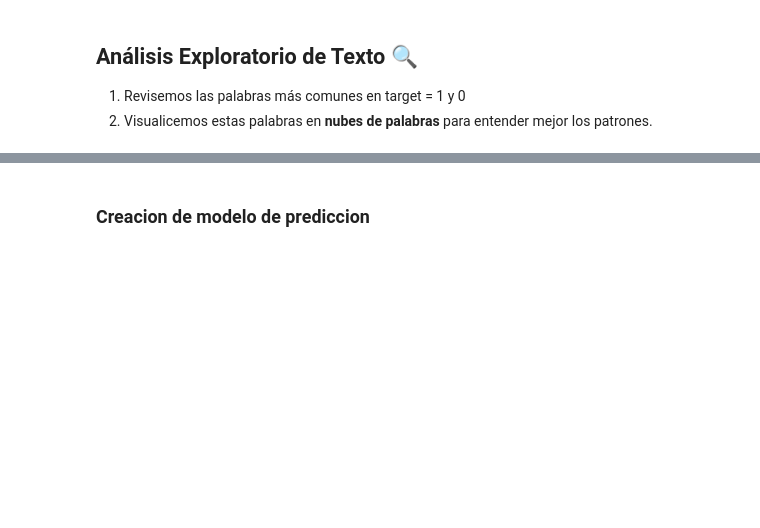
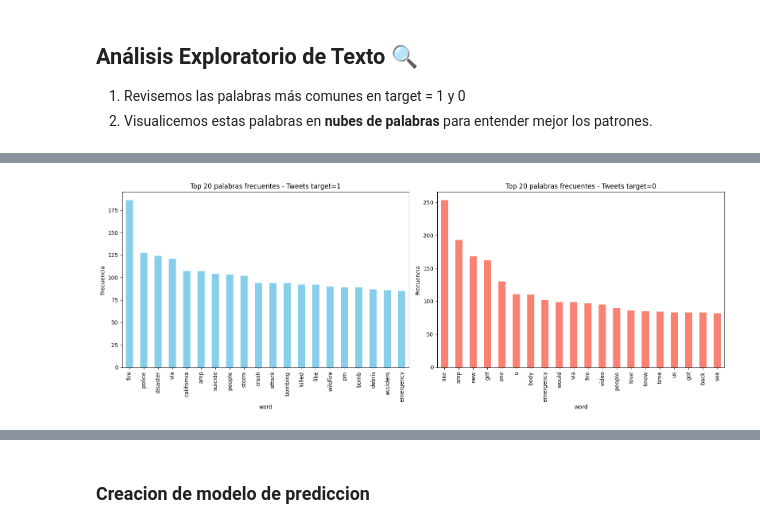
Before and after one commit to angelargd8/lab5-ds, a Jupyter notebook: main.ipynb, the cells around one changed output, grey strips where cells are left out. Saved outputs shown, nothing was run; the diff lists cells and outputs as text; code cells hidden in the pictures; blank space fills up the shorter version.

Commit message:
feat: add histograms

```diff
--- a/main.ipynb
+++ b/main.ipynb
@@ -327,0 +376,25 @@ plt.show()
+# %%
+# Histogramas de frecuencias palabras individuales
+from collections import Counter
+import pandas as pd
+
+target1_counts = Counter(target1_words.split())
+target0_counts = Counter(target2_words.split())
+
+df_target1 = pd.DataFrame(target1_counts.most_common(20), columns=['word', 'count'])
+df_target0 = pd.DataFrame(target0_counts.most_common(20), columns=['word', 'count'])
+
+fig, axes = plt.subplots(1, 2, figsize=(16, 6))
+
+df_target1.plot.bar(x='word', y='count', ax=axes[0], color="skyblue", legend=False)
+axes[0].set_title("Top 20 palabras frecuentes - Tweets target=1")
+axes[0].set_ylabel("Frecuencia")
+
+df_target0.plot.bar(x='word', y='count', ax=axes[1], color="salmon", legend=False)
+axes[1].set_title("Top 20 palabras frecuentes - Tweets target=0")
+axes[1].set_ylabel("Frecuencia")
+
+plt.tight_layout()
+plt.show()
+# %% [output]
+[figure, added]
```
Also changed, not shown: parts of 6 cells of this notebook.
